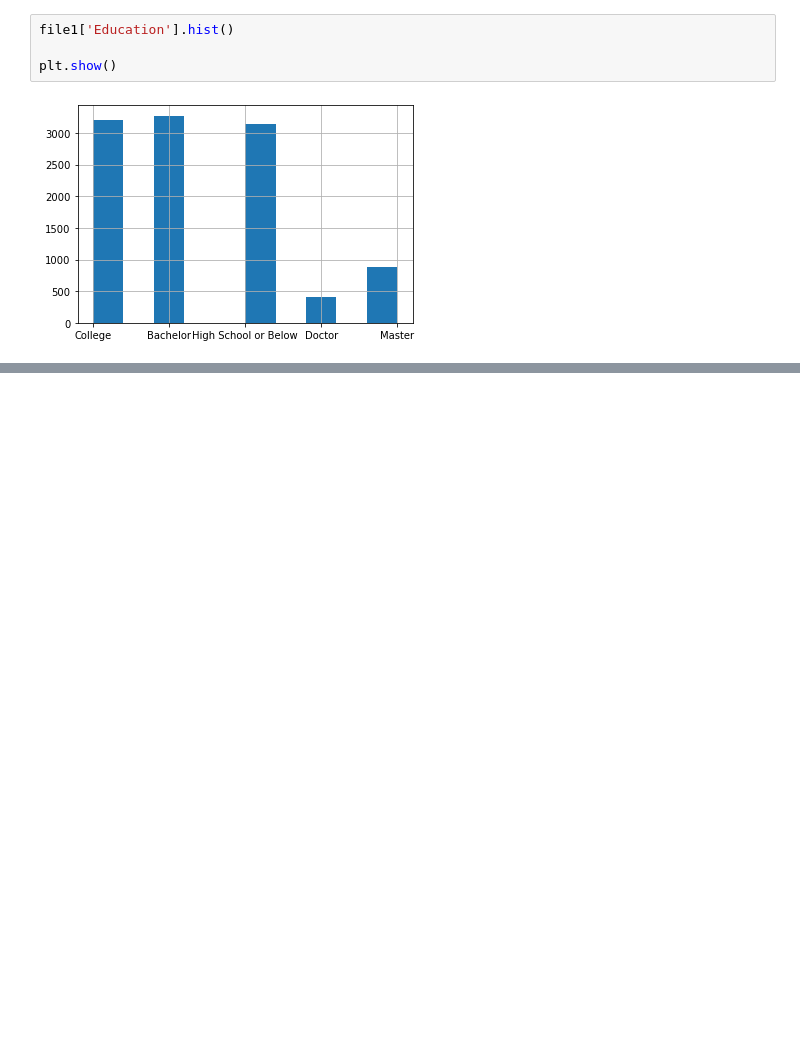
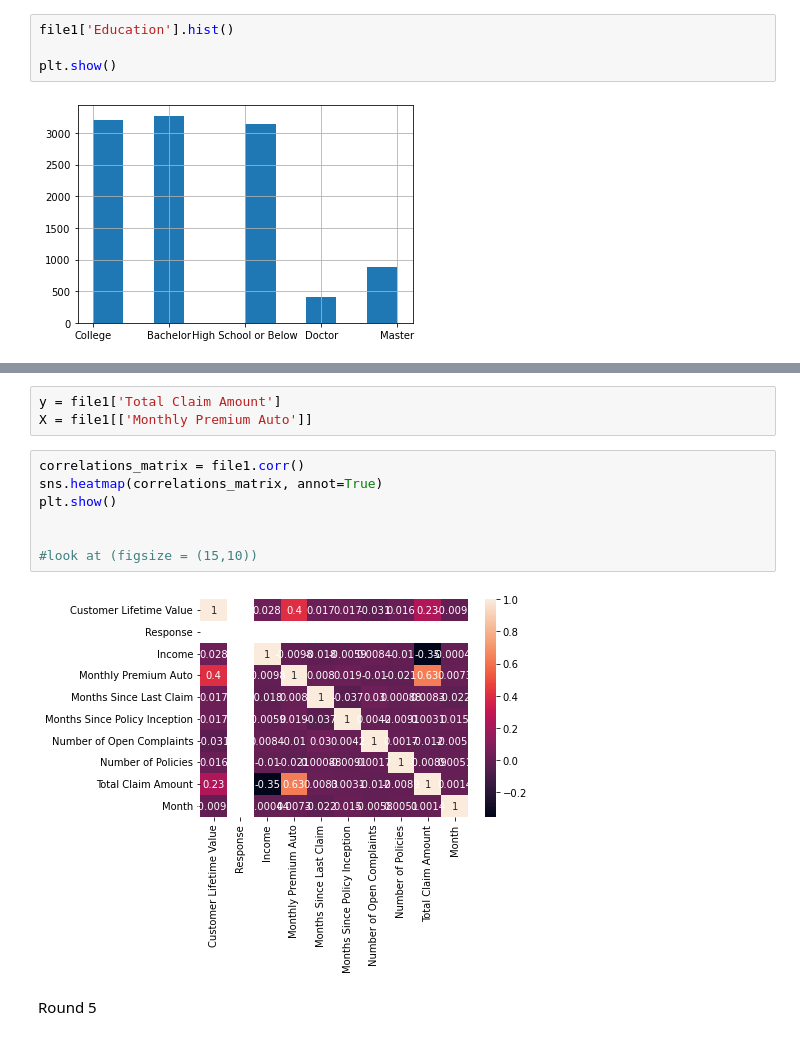
Before and after one commit to begumerdem/lab-customer-analysis-round-2, a Jupyter notebook: files_for_lab/csv_files/round2.ipynb, the cells around one changed output, grey strips where cells are left out. Saved outputs shown, nothing was run; the diff lists cells and outputs as text; blank space fills up the shorter version.

Commit message:
lab_round_5

```diff
--- a/files_for_lab/csv_files/round2.ipynb
+++ b/files_for_lab/csv_files/round2.ipynb
@@ -486,0 +509,14 @@ plt.show()
+# %%
+y = file1['Total Claim Amount']
+X = file1[['Monthly Premium Auto']]
+# %%
+correlations_matrix = file1.corr()
+sns.heatmap(correlations_matrix, annot=True)
+plt.show()
+
+
+#look at (figsize = (15,10))
+# %% [output]
+[figure, added]
+# %% [markdown]
+Round 5
```
Also changed, not shown: parts of 87 cells of this notebook.
